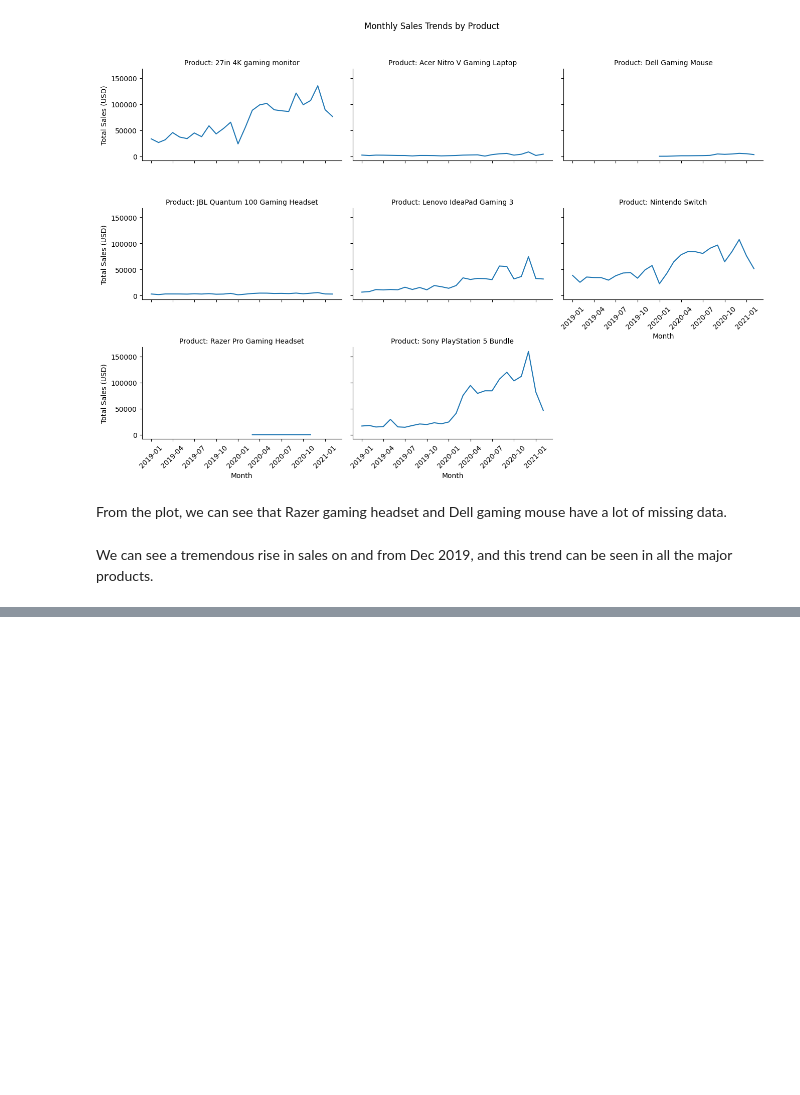
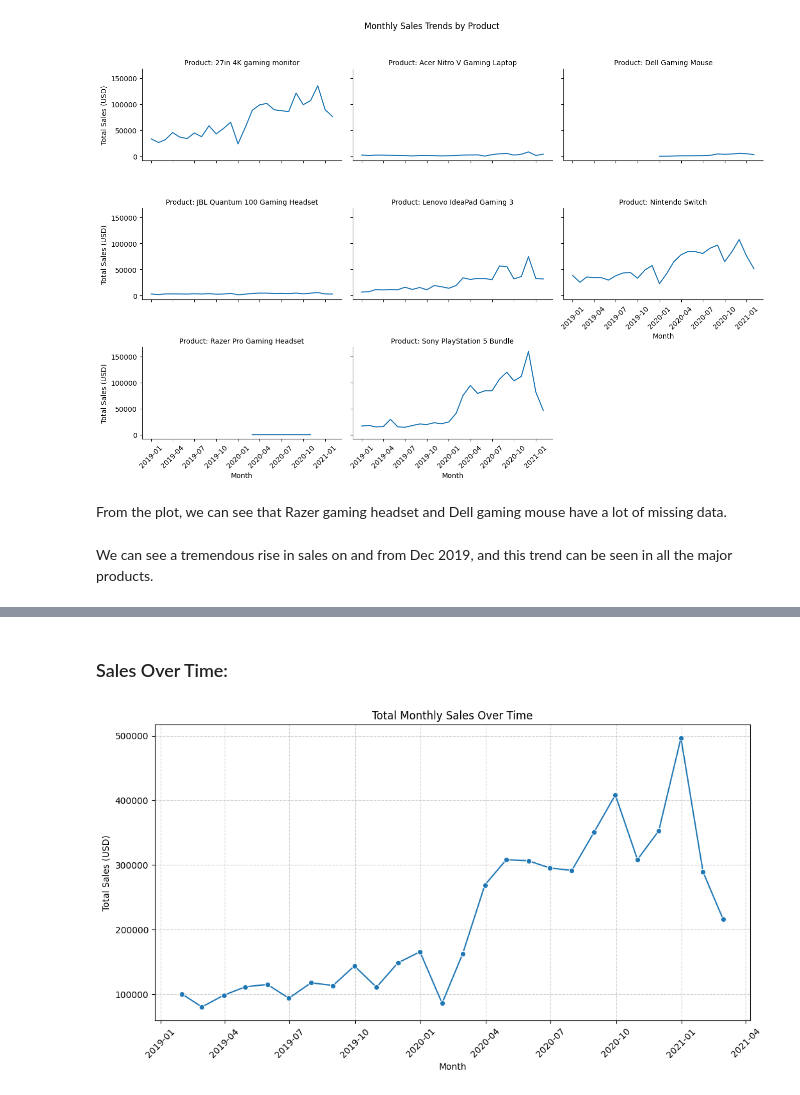
Before and after one commit to bdk-333/GameZone-Data-Analytics, a Jupyter notebook: notebooks/2_EDA.ipynb, the cells around one changed output, grey strips where cells are left out. Saved outputs shown, nothing was run; the diff lists cells and outputs as text; code cells hidden in the pictures; blank space fills up the shorter version.

```diff
--- a/notebooks/2_EDA.ipynb
+++ b/notebooks/2_EDA.ipynb
@@ -164,0 +179,15 @@ We can see a tremendous rise in sales on and from Dec 2019, and this trend can b
+# %% [markdown]
+### Sales Over Time:
+# %%
+monthly_sales = df.groupby([pd.Grouper(key='PURCHASE_TS', freq='ME'), 'PRODUCT_NAME', 'region'])['USD_PRICE'].sum().reset_index()
+# %%
+plt.figure(figsize=(12, 6))
+sns.lineplot(data=monthly_sales, x='PURCHASE_TS', y='USD_PRICE', marker='o')
+plt.title('Total Monthly Sales Over Time')
+plt.xlabel('Month')
+plt.ylabel('Total Sales (USD)')
+plt.xticks(rotation=45)
+plt.grid(True, linestyle='--', alpha=0.6)
+plt.show()
+# %% [output]
+[figure, added]
```
Also changed, not shown: parts of 22 cells of this notebook.
